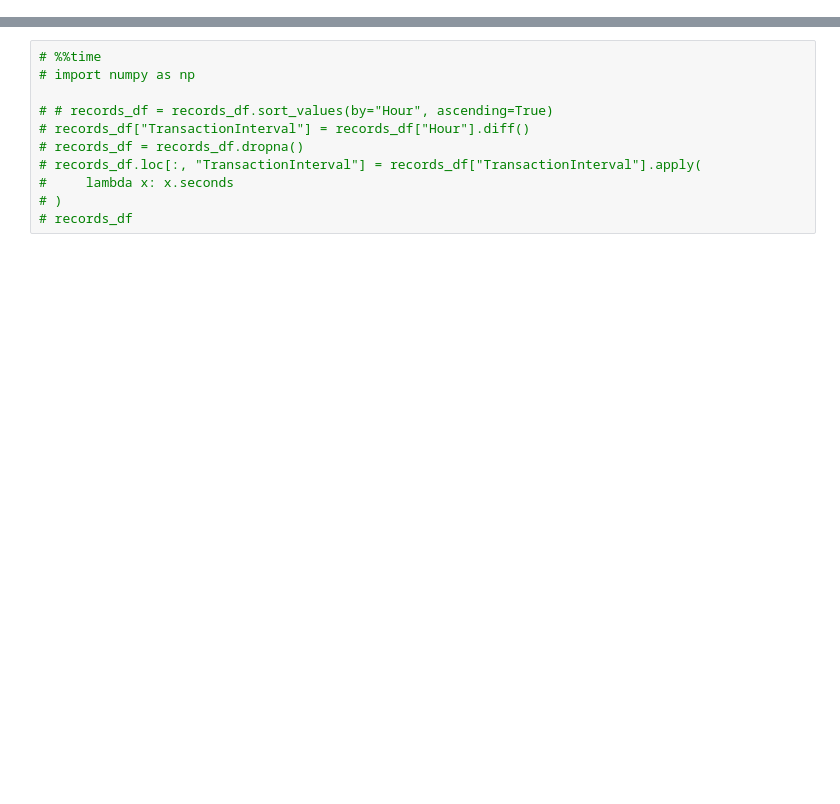
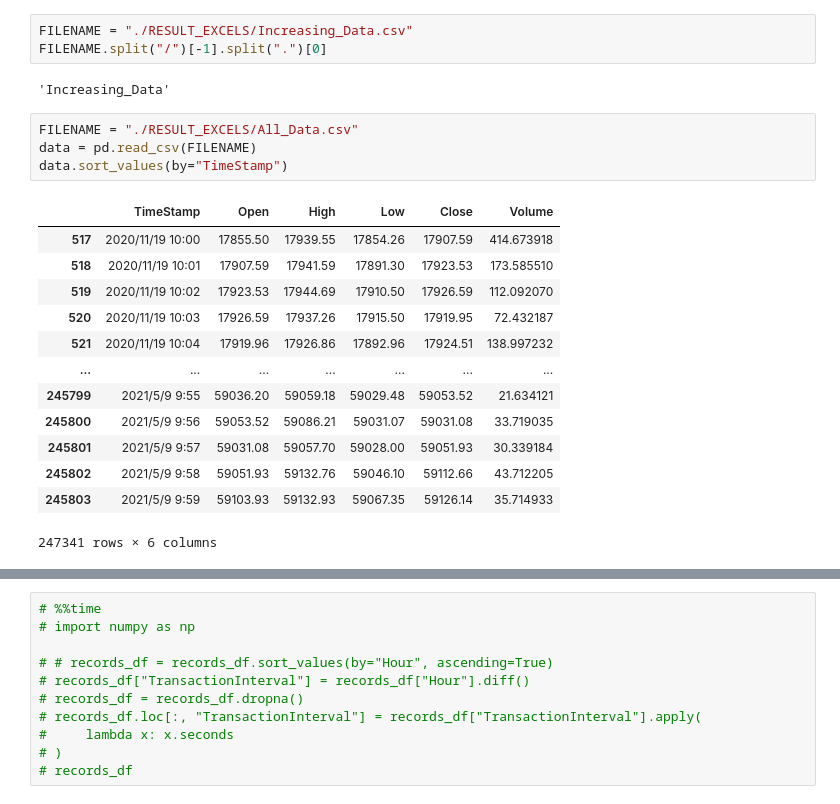
Before and after one commit to xujunhuii/huobi_Python, a Jupyter notebook: AlgoTrading/ParameterAnalysis/All_Methods.ipynb, the cells around one changed output, grey strips where cells are left out. Drawn from its saved outputs; the diff is of its cells as text; blank space fills up the shorter version.

```diff
--- a/AlgoTrading/ParameterAnalysis/All_Methods.ipynb
+++ b/AlgoTrading/ParameterAnalysis/All_Methods.ipynb
@@ -0,0 +13,23 @@
+# %%
+FILENAME = "./RESULT_EXCELS/Increasing_Data.csv"
+FILENAME.split("/")[-1].split(".")[0]
+# %% [output]
+'Increasing_Data'
+# %%
+FILENAME = "./RESULT_EXCELS/All_Data.csv"
+data = pd.read_csv(FILENAME)
+data.sort_values(by="TimeStamp")
+# %% [output]
+|  | TimeStamp | Open | High | Low | Close | Volume |
+| 517 | 2020/11/19 10:00 | 17855.50 | 17939.55 | 17854.26 | 17907.59 | 414.673918 |
+| 518 | 2020/11/19 10:01 | 17907.59 | 17941.59 | 17891.30 | 17923.53 | 173.585510 |
+| 519 | 2020/11/19 10:02 | 17923.53 | 17944.69 | 17910.50 | 17926.59 | 112.092070 |
+| 520 | 2020/11/19 10:03 | 17926.59 | 17937.26 | 17915.50 | 17919.95 | 72.432187 |
+| 521 | 2020/11/19 10:04 | 17919.96 | 17926.86 | 17892.96 | 17924.51 | 138.997232 |
+| ... | ... | ... | ... | ... | ... | ... |
+| 245799 | 2021/5/9 9:55 | 59036.20 | 59059.18 | 59029.48 | 59053.52 | 21.634121 |
+| 245800 | 2021/5/9 9:56 | 59053.52 | 59086.21 | 59031.07 | 59031.08 | 33.719035 |
+| 245801 | 2021/5/9 9:57 | 59031.08 | 59057.70 | 59028.00 | 59051.93 | 30.339184 |
+| 245802 | 2021/5/9 9:58 | 59051.93 | 59132.76 | 59046.10 | 59112.66 | 43.712205 |
+| 245803 | 2021/5/9 9:59 | 59103.93 | 59132.93 | 59067.35 | 59126.14 | 35.714933 |
+247341 rows × 6 columns
```
Also changed, not shown: parts of 7 cells of this notebook, 2 other files.
